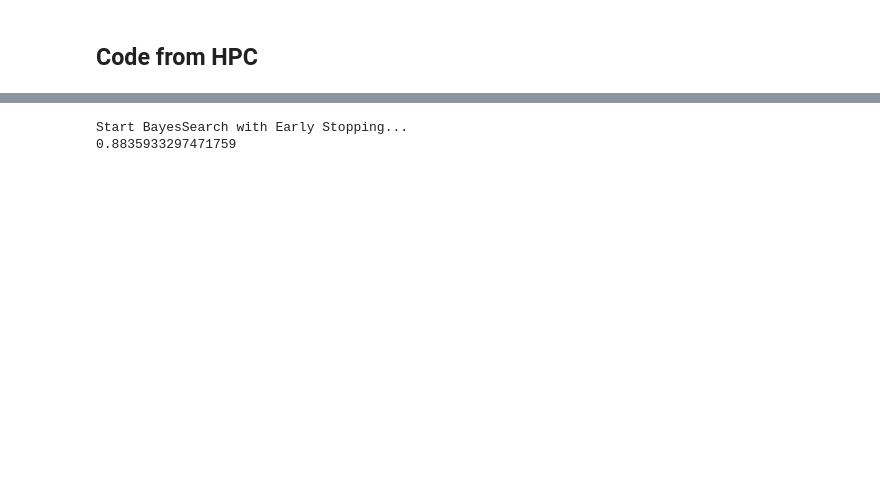
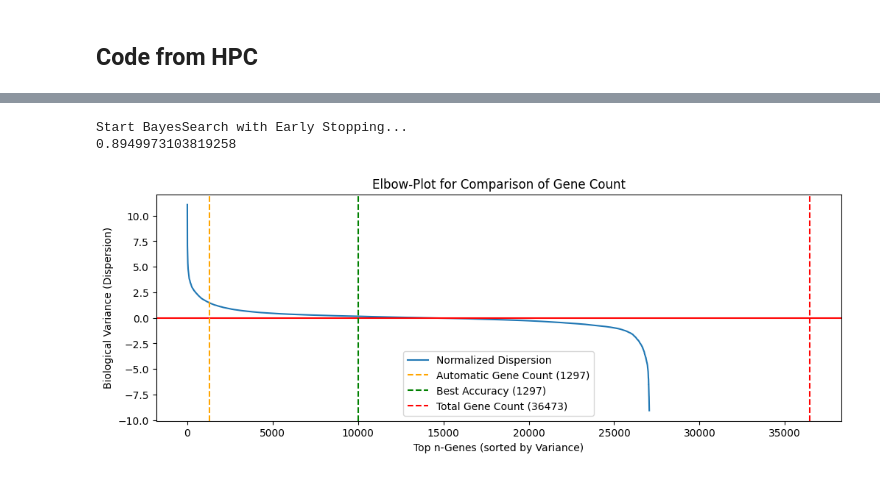
Before and after one commit to Boolean-true/CLACELL, a Jupyter notebook: training/train_models.ipynb, the cells around one changed output, grey strips where cells are left out. Saved outputs shown, nothing was run; the diff lists cells and outputs as text; code cells hidden in the pictures; blank space fills up the shorter version.

```diff
--- a/training/train_models.ipynb
+++ b/training/train_models.ipynb
@@ -502,7 +546,7 @@ Full Data
 # %%
 # Model training
 
-model = LogisticRegression(max_iter=100, C=1e-2)
+model = LogisticRegression(max_iter=1000, C=1e-2)
 
 search_space = {
     'C': Real(1e-4, 1e-2, prior='log-uniform'),
@@ -533,7 +577,7 @@ model.fit(X_train, y_train)
 print(model.score(X_test, y_test))
 # %% [output]
 Start BayesSearch with Early Stopping...
-0.8835933297471759
+0.8949973103819258
 # %%
 0.8841312533620226
 Full Data
@@ -539,0 +597,20 @@ Full Data
+# %%
+import matplotlib.pyplot as plt
+import numpy as np
+
+# Sortiere die Dispersionen aller Gene absteigend
+dispersions = adata.var['dispersions_norm'].dropna().sort_values(ascending=False).values
+
+plt.figure(figsize=(12, 4))
+plt.plot(dispersions, label='Normalized Dispersion')
+plt.axhline(y=0, color='red', linestyle='-', label='')
+plt.axvline(x=1297, color='orange', linestyle='--', label='Automatic Gene Count (1297)')
+plt.axvline(x=10000, color='green', linestyle='--', label='Best Accuracy (1297)')
+plt.axvline(x=36473, color='red', linestyle='--', label='Total Gene Count (36473)')
+plt.ylabel('Biological Variance (Dispersion)')
+plt.xlabel('Top n-Genes (sorted by Variance)')
+plt.title('Elbow-Plot for Comparison of Gene Count')
+plt.legend()
+plt.show()
+# %% [output]
+[figure, added]
```
Also changed, not shown: parts of 22 cells of this notebook, 1 other file.
